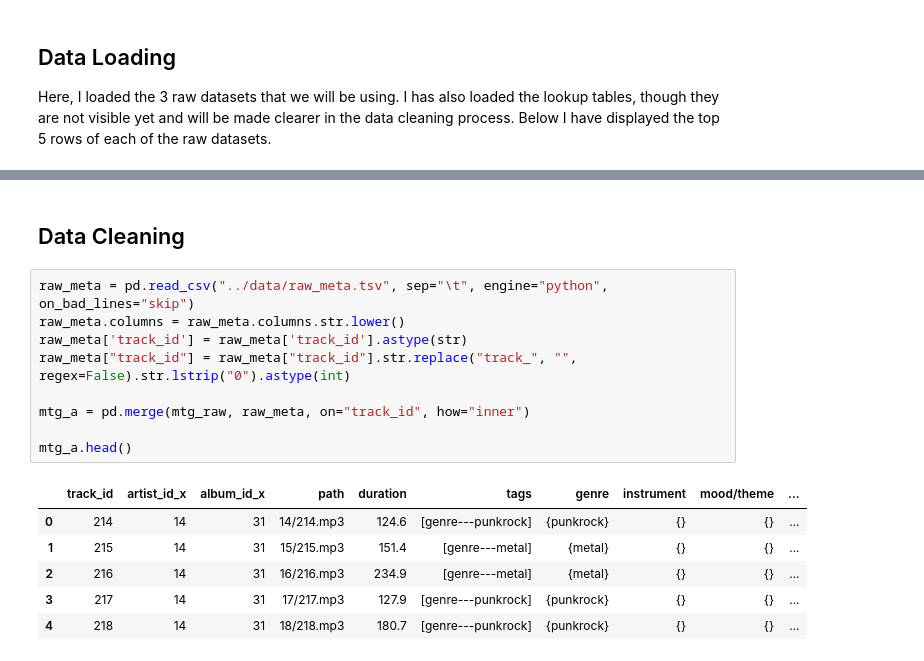
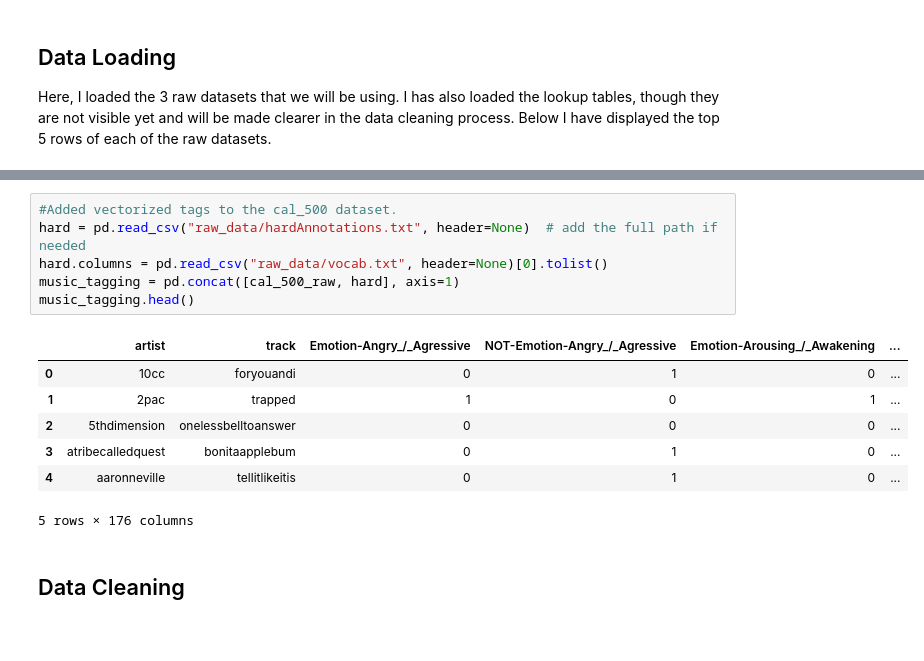
Before and after one commit to spattapu1/MGT-189_Project, a Jupyter notebook: data.ipynb, the cells around one changed output, grey strips where cells are left out. Drawn from its saved outputs; the diff is of its cells as text; blank space fills up the shorter version.

```diff
--- a/data.ipynb
+++ b/data.ipynb
@@ -49,18 +69,16 @@ ModuleNotFoundError: No module named 'commons'
+# %%
+#Added vectorized tags to the cal_500 dataset.
+hard = pd.read_csv("raw_data/hardAnnotations.txt", header=None)  # add the full path if needed
+hard.columns = pd.read_csv("raw_data/vocab.txt", header=None)[0].tolist()
+music_tagging = pd.concat([cal_500_raw, hard], axis=1)
+music_tagging.head()
+# %% [output]
+|  | artist | track | Emotion-Angry_/_Agressive | NOT-Emotion-Angry_/_Agressive | Emotion-Arousing_/_Awakening | ... |
+| 0 | 10cc | foryouandi | 0 | 1 | 0 | ... |
+| 1 | 2pac | trapped | 1 | 0 | 1 | ... |
+| 2 | 5thdimension | onelessbelltoanswer | 0 | 0 | 0 | ... |
+| 3 | atribecalledquest | bonitaapplebum | 0 | 1 | 0 | ... |
+| 4 | aaronneville | tellitlikeitis | 0 | 1 | 0 | ... |
+5 rows × 176 columns
 # %% [markdown]
 <h2>Data Cleaning</h2>
-# %%
-raw_meta = pd.read_csv("../data/raw_meta.tsv", sep="\t", engine="python", on_bad_lines="skip")
-raw_meta.columns = raw_meta.columns.str.lower()
-raw_meta['track_id'] = raw_meta['track_id'].astype(str)
-raw_meta["track_id"] = raw_meta["track_id"].str.replace("track_", "", regex=False).str.lstrip("0").astype(int)
-
-mtg_a = pd.merge(mtg_raw, raw_meta, on="track_id", how="inner")
-
-mtg_a.head()
-# %% [output]
-|  | track_id | artist_id_x | album_id_x | path | duration | tags | genre | instrument | mood/theme | ... |
-| 0 | 214 | 14 | 31 | 14/214.mp3 | 124.6 | [genre---punkrock] | {punkrock} | {} | {} | ... |
-| 1 | 215 | 14 | 31 | 15/215.mp3 | 151.4 | [genre---metal] | {metal} | {} | {} | ... |
-| 2 | 216 | 14 | 31 | 16/216.mp3 | 234.9 | [genre---metal] | {metal} | {} | {} | ... |
-| 3 | 217 | 14 | 31 | 17/217.mp3 | 127.9 | [genre---punkrock] | {punkrock} | {} | {} | ... |
-| 4 | 218 | 14 | 31 | 18/218.mp3 | 180.7 | [genre---punkrock] | {punkrock} | {} | {} | ... |
```
Also changed, not shown: parts of 11 cells of this notebook.
